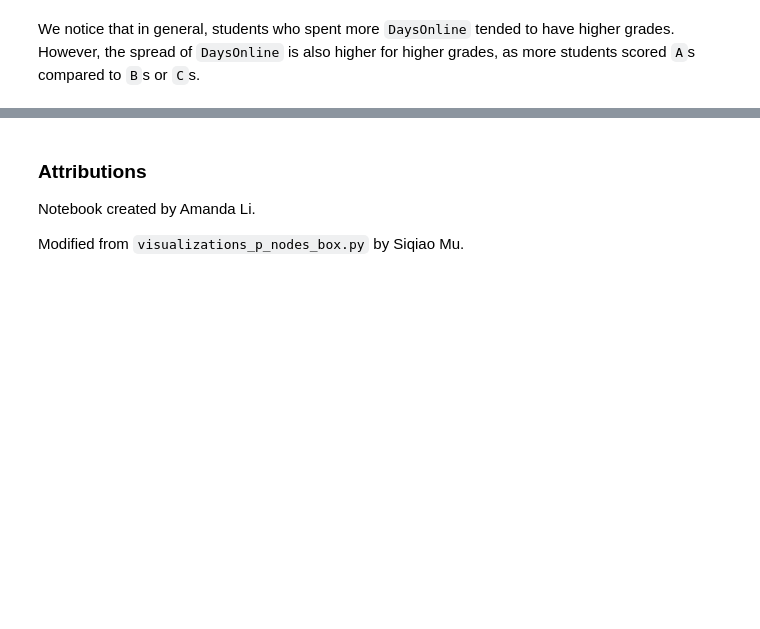
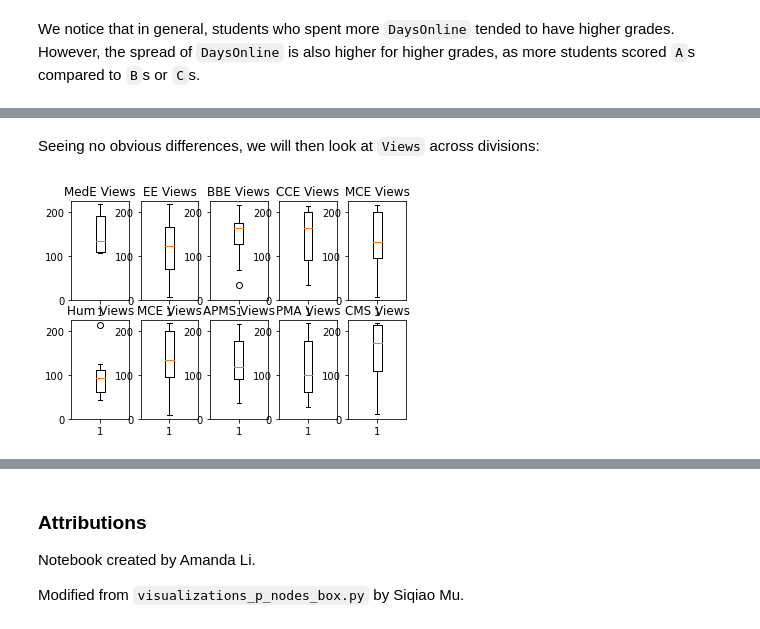
Before and after one commit to amandaliusa/piazza-network-analysis, a Jupyter notebook: visualizations_p_nodes_box.ipynb, the cells around one changed output, grey strips where cells are left out. Cells and saved outputs as stored; diff of their text form; code cells hidden in the pictures; blank space fills up the shorter version.

```diff
--- a/visualizations_p_nodes_box.ipynb
+++ b/visualizations_p_nodes_box.ipynb
@@ -162,0 +199,18 @@ We notice that in general, students who spent more `DaysOnline` tended to have h
+# %% [markdown]
+Seeing no obvious differences, we will then look at `Views` across divisions:
+# %%
+fig, axs = plt.subplots(2, 5)
+
+for i in range(len(set1)):
+    axs[0, i].boxplot(np.array(df_student.loc[df_student['Division'] == set1[i]]['Views']))
+    axs[0, i].set_title(set1[i] + ' Views')
+    axs[0, i].set_ylim(0, 225)
+
+for j in range(len(set2)):
+    axs[1, j].boxplot(np.array(df_student.loc[df_student['Division'] == set2[j]]['Views']))
+    axs[1, j].set_title(set2[j] + ' Views')
+    axs[1, j].set_ylim(0, 225)
+
+plt.show()
+# %% [output]
+[figure, added]
```
Also changed, not shown: parts of 9 cells of this notebook.
